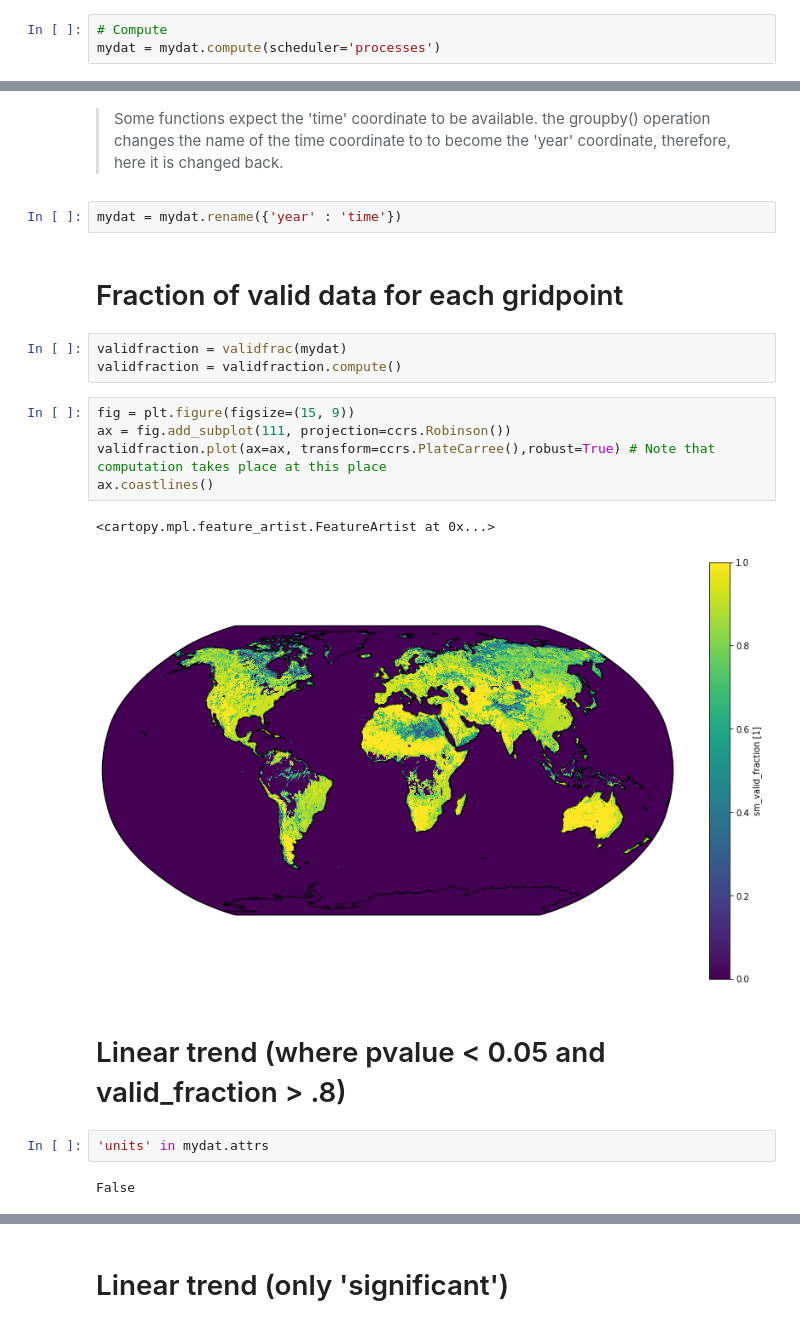
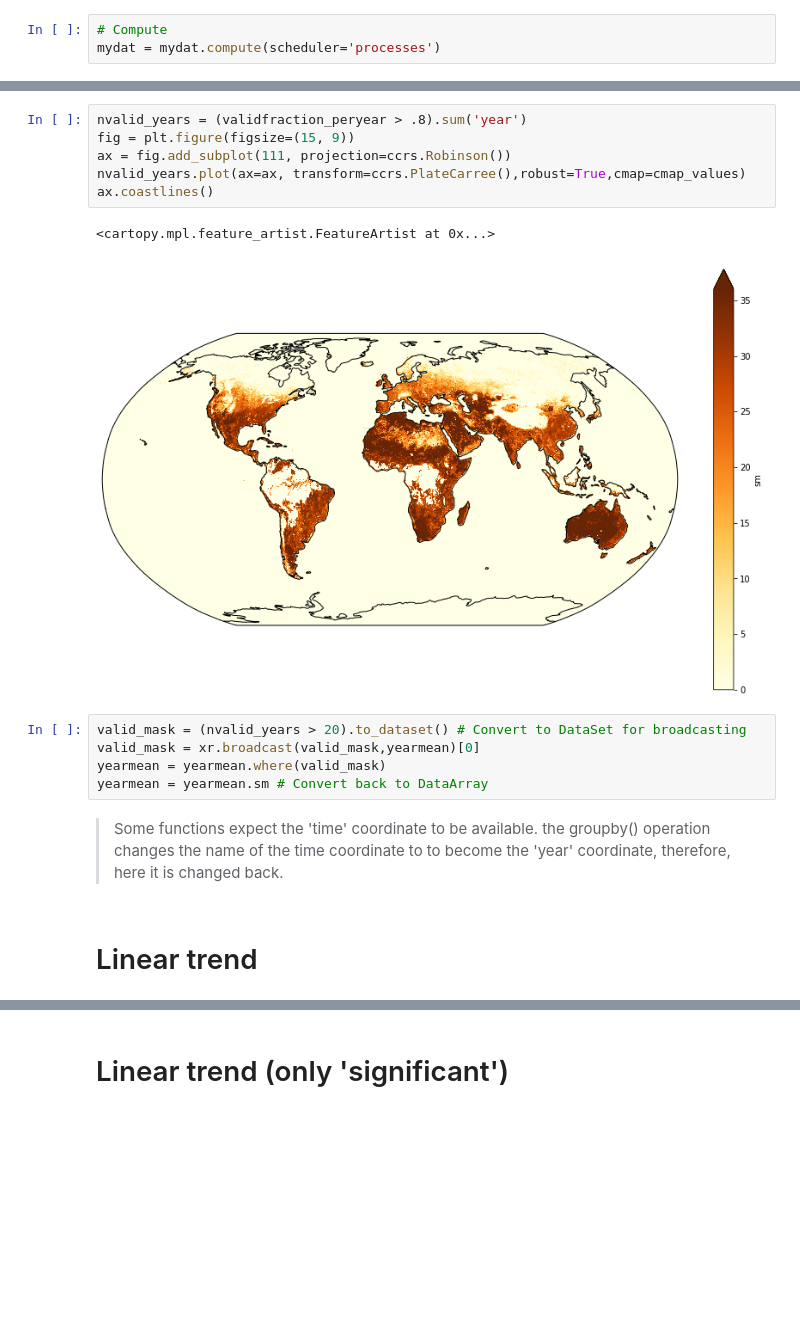
Before and after one commit to bascrezee/trend_framework, a Jupyter notebook: notebooks/example_trends_3d_cds-satellite-soil-moisture.ipynb, the cells around one changed output, grey strips where cells are left out. Cells and saved outputs as stored; diff of their text form; blank space fills up the shorter version.

```diff
--- a/notebooks/example_trends_3d_cds-satellite-soil-moisture.ipynb
+++ b/notebooks/example_trends_3d_cds-satellite-soil-moisture.ipynb
@@ -46,26 +76,21 @@ mydat = mydat.groupby('time.year').mean('time').compute()
+# %%
+nvalid_years = (validfraction_peryear > .8).sum('year')
+fig = plt.figure(figsize=(15, 9))
+ax = fig.add_subplot(111, projection=ccrs.Robinson())
+nvalid_years.plot(ax=ax, transform=ccrs.PlateCarree(),robust=True,cmap=cmap_values)
+ax.coastlines()
+# %% [output]
+<cartopy.mpl.feature_artist.FeatureArtist at 0x...>
+[figure, added]
+# %%
+valid_mask = (nvalid_years > 20).to_dataset() # Convert to DataSet for broadcasting
+valid_mask = xr.broadcast(valid_mask,yearmean)[0]
+yearmean = yearmean.where(valid_mask)
+yearmean = yearmean.sm # Convert back to DataArray
 # %% [markdown]
 > Some functions expect the 'time' coordinate to be available.
 > the groupby() operation changes the name of the time coordinate to
 > to become the 'year' coordinate, therefore, here it is changed back.
-# %%
-mydat = mydat.rename({'year' : 'time'})
-# %% [markdown]
-# Fraction of valid data for each gridpoint
-# %%
-validfraction = validfrac(mydat)
-validfraction = validfraction.compute()
-# %%
-fig = plt.figure(figsize=(15, 9))
-ax = fig.add_subplot(111, projection=ccrs.Robinson())
-validfraction.plot(ax=ax, transform=ccrs.PlateCarree(),robust=True) # Note that computation takes place at this place
-ax.coastlines()
-# %% [output]
-<cartopy.mpl.feature_artist.FeatureArtist at 0x...>
-[figure, removed]
 # %% [markdown]
-# Linear trend (where pvalue < 0.05 and valid_fraction > .8)
+# Linear trend
-# %%
-'units' in mydat.attrs
-# %% [output]
-False
 # %%
```
Also changed, not shown: parts of 23 cells of this notebook, 1 other file.
